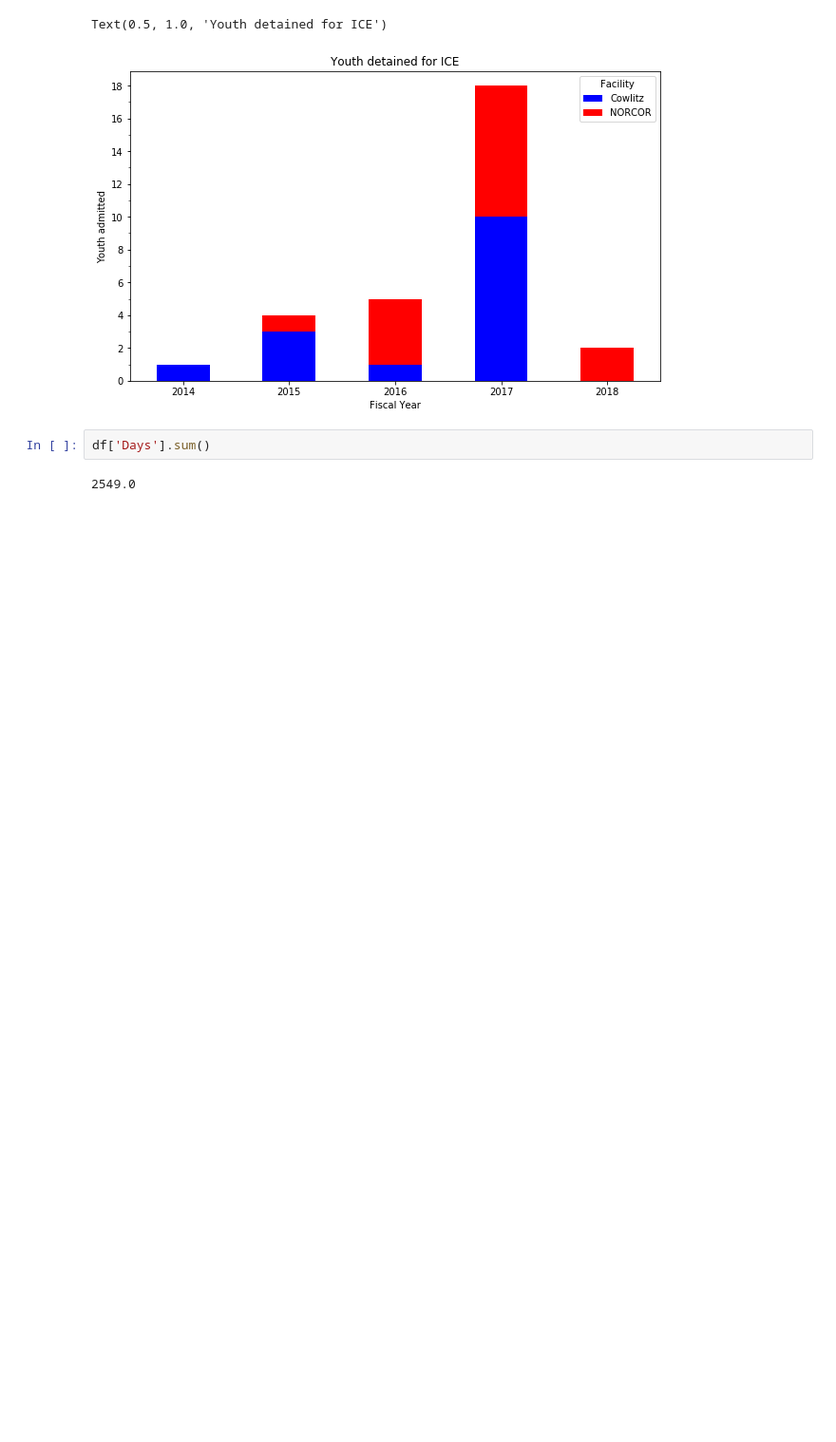
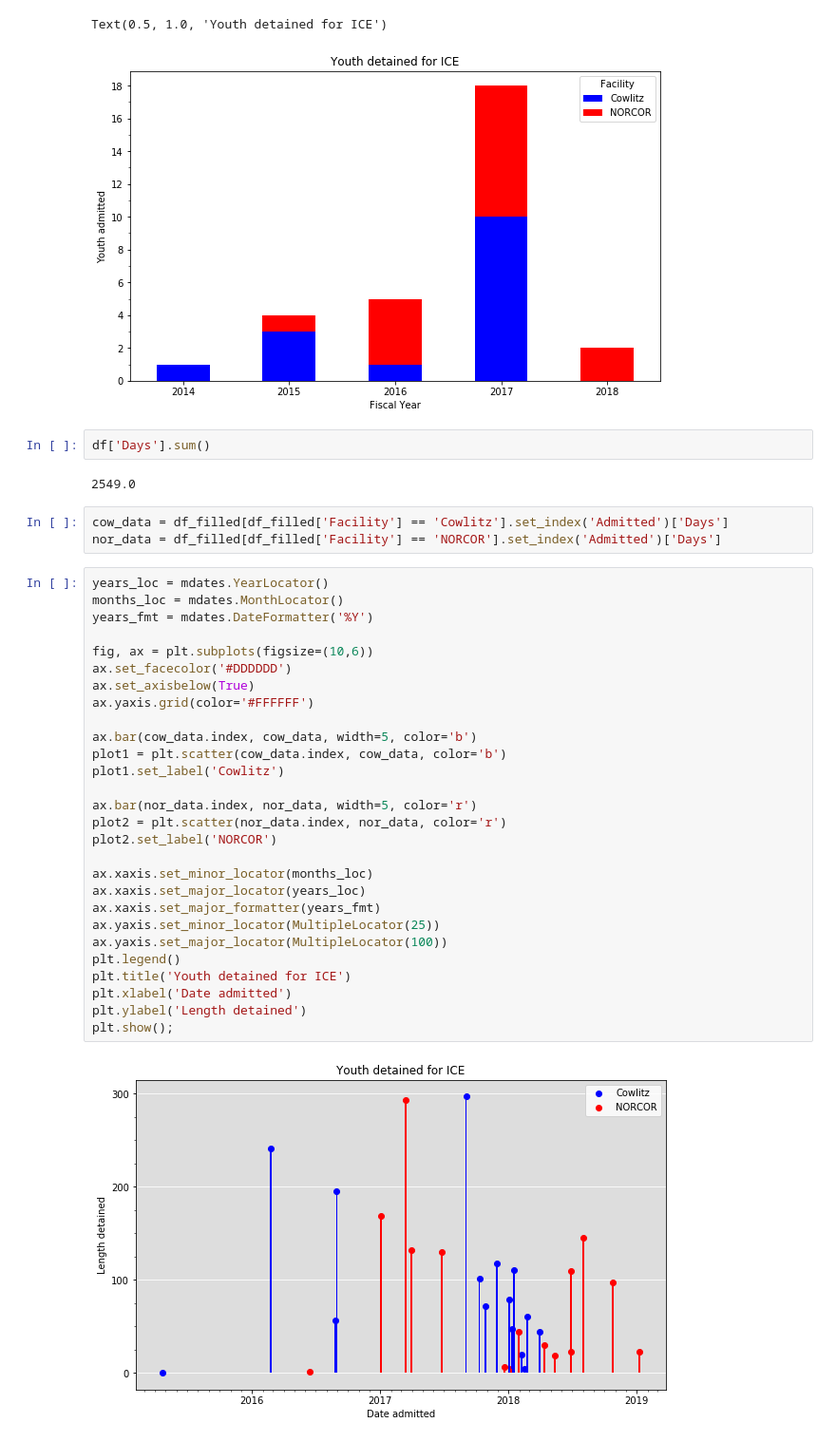
Before and after one commit to UWCHR/ice-facilities, a Jupyter notebook: analyze/note/cowlitz-norcor.ipynb, the cells around one changed output. Shown: that part at 95% size. Saved outputs shown, nothing was run; the diff lists cells and outputs as text; blank space fills up the shorter version.

```diff
--- a/analyze/note/cowlitz-norcor.ipynb
+++ b/analyze/note/cowlitz-norcor.ipynb
@@ -247,3 +253,36 @@ Text(0.5, 1.0, 'Youth detained for ICE')
 df['Days'].sum()
 # %% [output]
 2549.0
+# %%
+cow_data = df_filled[df_filled['Facility'] == 'Cowlitz'].set_index('Admitted')['Days']
+nor_data = df_filled[df_filled['Facility'] == 'NORCOR'].set_index('Admitted')['Days']
+# %%
+years_loc = mdates.YearLocator()
+months_loc = mdates.MonthLocator()
+years_fmt = mdates.DateFormatter('%Y')
+
+fig, ax = plt.subplots(figsize=(10,6))
+ax.set_facecolor('#DDDDDD')
+ax.set_axisbelow(True)
+ax.yaxis.grid(color='#FFFFFF')
+
+ax.bar(cow_data.index, cow_data, width=5, color='b')
+plot1 = plt.scatter(cow_data.index, cow_data, color='b')
+plot1.set_label('Cowlitz')
+
+ax.bar(nor_data.index, nor_data, width=5, color='r')
+plot2 = plt.scatter(nor_data.index, nor_data, color='r')
+plot2.set_label('NORCOR')
+
+ax.xaxis.set_minor_locator(months_loc)
+ax.xaxis.set_major_locator(years_loc)
+ax.xaxis.set_major_formatter(years_fmt)
+ax.yaxis.set_minor_locator(MultipleLocator(25))
+ax.yaxis.set_major_locator(MultipleLocator(100))
+plt.legend()
+plt.title('Youth detained for ICE')
+plt.xlabel('Date admitted')
+plt.ylabel('Length detained')
+plt.show();
+# %% [output]
+[figure, added]
```
Also changed, not shown: parts of 8 cells of this notebook.
